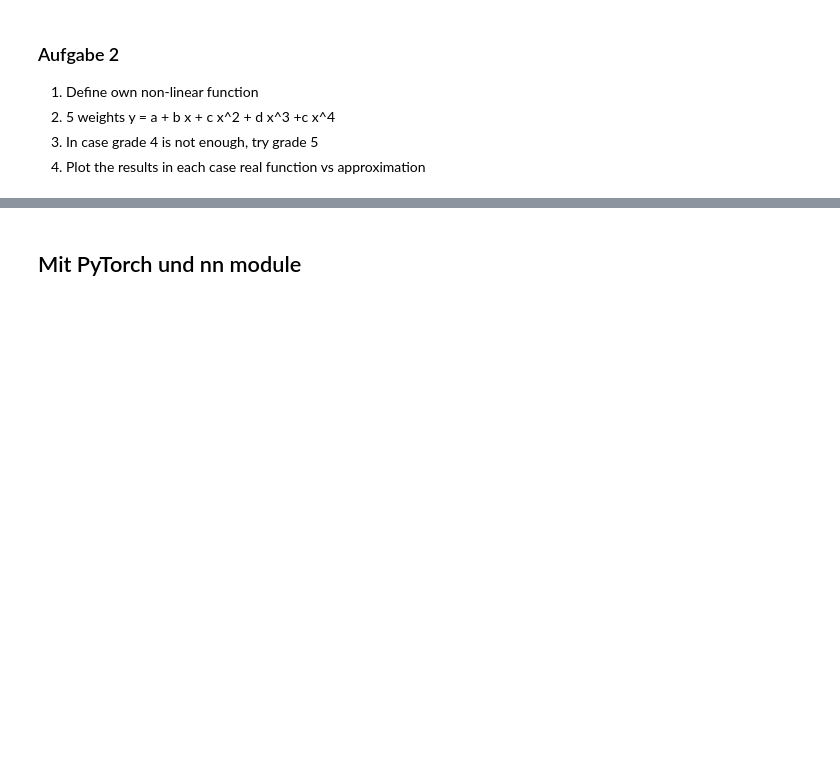
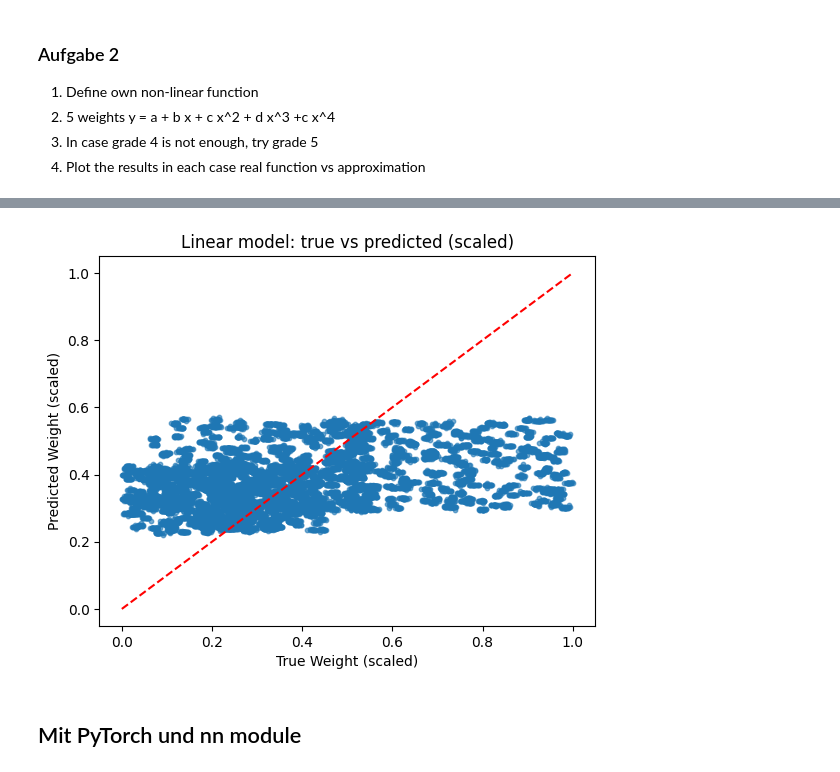
Before and after one commit to dennisddschulz/cas-artificial-intelligence, a Jupyter notebook: 01_Gradient_Descent (1).ipynb, the cells around one changed output, grey strips where cells are left out. Saved outputs shown, nothing was run; the diff lists cells and outputs as text; code cells hidden in the pictures; blank space fills up the shorter version.

```diff
--- a/01_Gradient_Descent (1).ipynb
+++ b/01_Gradient_Descent (1).ipynb
@@ -321,0 +424,67 @@ Result: y = 0.01672953926026821 + 0.8490803241729736 x + -0.002886122325435281 x
+# %%
+# AI fix with device missmatch and model missmatch optimizations and graph
+# -*- coding: utf-8 -*-
+import torch
+import numpy as np
+import pandas as pd
+from sklearn.preprocessing import MinMaxScaler
+import matplotlib.pyplot as plt
+
+# Reproducibility
+torch.manual_seed(42)
+
+# 1) Read and scale
+df = pd.read_csv('Final_data.csv')
+# Target: Weight; Inputs: Age, Calories_Burned, Height
+cols = ["Weight (kg)", "Age", "Calories_Burned", "Height (m)"]
+df = df[cols].dropna()
+scaler = MinMaxScaler()
+scaled = scaler.fit_transform(df.values)
+
+# 2) Split into X (3 features) and y (target)
+X_np = scaled[:, 1:4]   # Age, Calories, Height  => shape [N, 3]
+y_np = scaled[:, 0:1]   # Weight                 => shape [N, 1]
+
+# 3) Device first, then tensors
+device = 'cuda' if torch.cuda.is_available() else 'cpu'
+X = torch.tensor(X_np, dtype=torch.float32, device=device)
+y = torch.tensor(y_np, dtype=torch.float32, device=device)
+N, D = X.shape
+
+# 4) Parameters: weights w (D,1) and bias b (1)
+w = torch.randn(D, 1, device=device, requires_grad=True)
+b = torch.zeros(1, device=device, requires_grad=True)
+
+# 5) Optimizer and loss
+optimizer = torch.optim.Adam([w, b], lr=1e-2)
+loss_fn = torch.nn.MSELoss()
+
+# 6) Training
+for t in range(3000):
+    y_pred = X @ w + b                   # [N,1]
+    loss = loss_fn(y_pred, y)
+
+    optimizer.zero_grad(set_to_none=True)
+    loss.backward()
+    optimizer.step()
+
+    if t % 200 == 0:
+        print(f"step {t:4d}  loss {loss.item():.6f}")
+
+# 7) Report learned linear model
+w_cpu = w.detach().cpu().numpy().ravel()
+b_cpu = float(b.detach().cpu())
+print(f"Model (scaled): y = {b_cpu:.6f} + {w_cpu[0]:.6f}*Age + {w_cpu[1]:.6f}*Calories + {w_cpu[2]:.6f}*Height")
+
+# Optional: plot predicted vs actual in scaled space
+with torch.no_grad():
+    yhat = (X @ w + b).cpu().numpy().ravel()
+
+y_true = y.cpu().numpy().ravel()
+plt.scatter(y_true, yhat, s=10, alpha=0.6)
+plt.xlabel('True Weight (scaled)')
+plt.ylabel('Predicted Weight (scaled)')
+plt.title('Linear model: true vs predicted (scaled)')
+plt.plot([0,1],[0,1], 'r--')
+plt.show()
+# %% [output]
@@ -322,3 +507,4 @@ Result: y = 0.01672953926026821 + 0.8490803241729736 x + -0.002886122325435281 x
+[figure, added]
 # %% [markdown]
 ## Mit PyTorch und nn module
 # %% [markdown]
```
Also changed, not shown: parts of 14 cells of this notebook, 1 other file.
